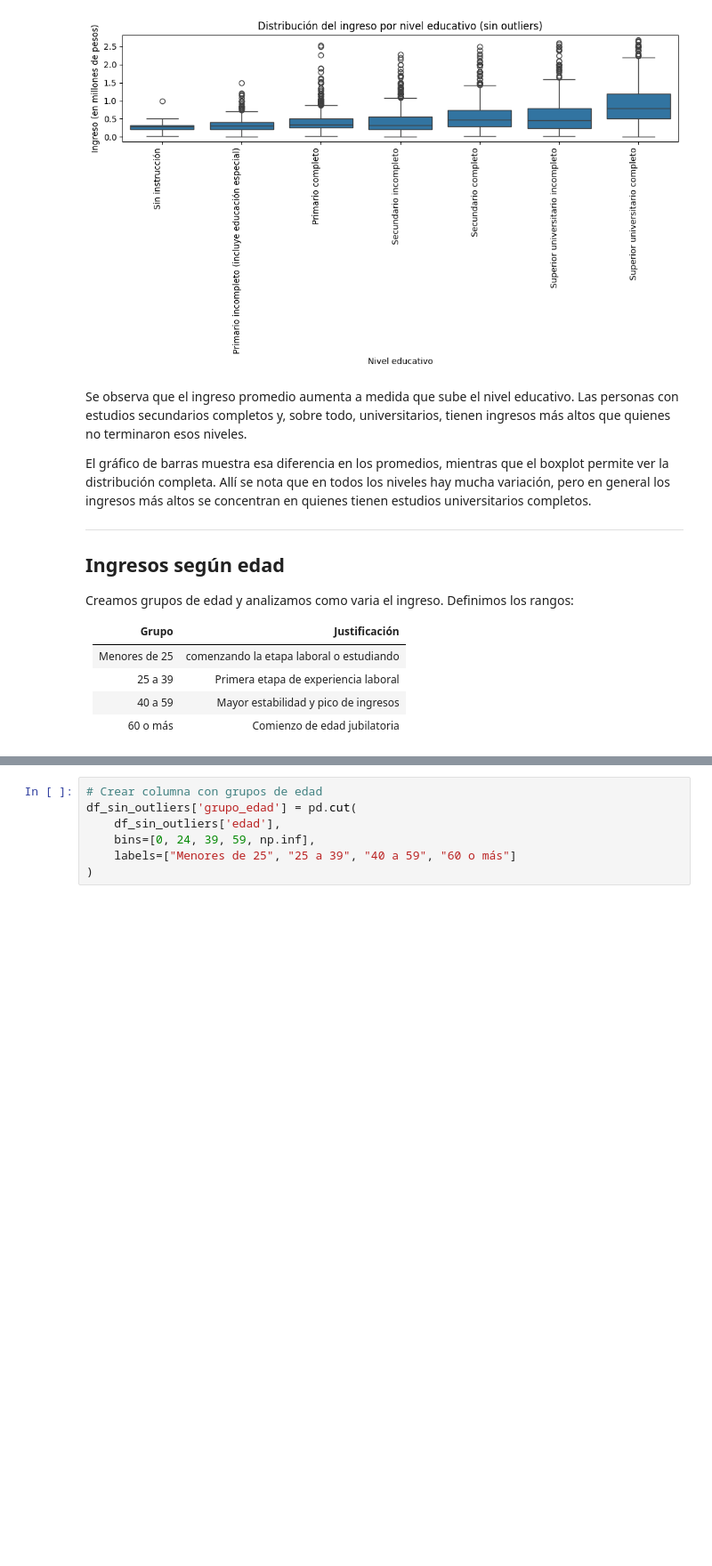
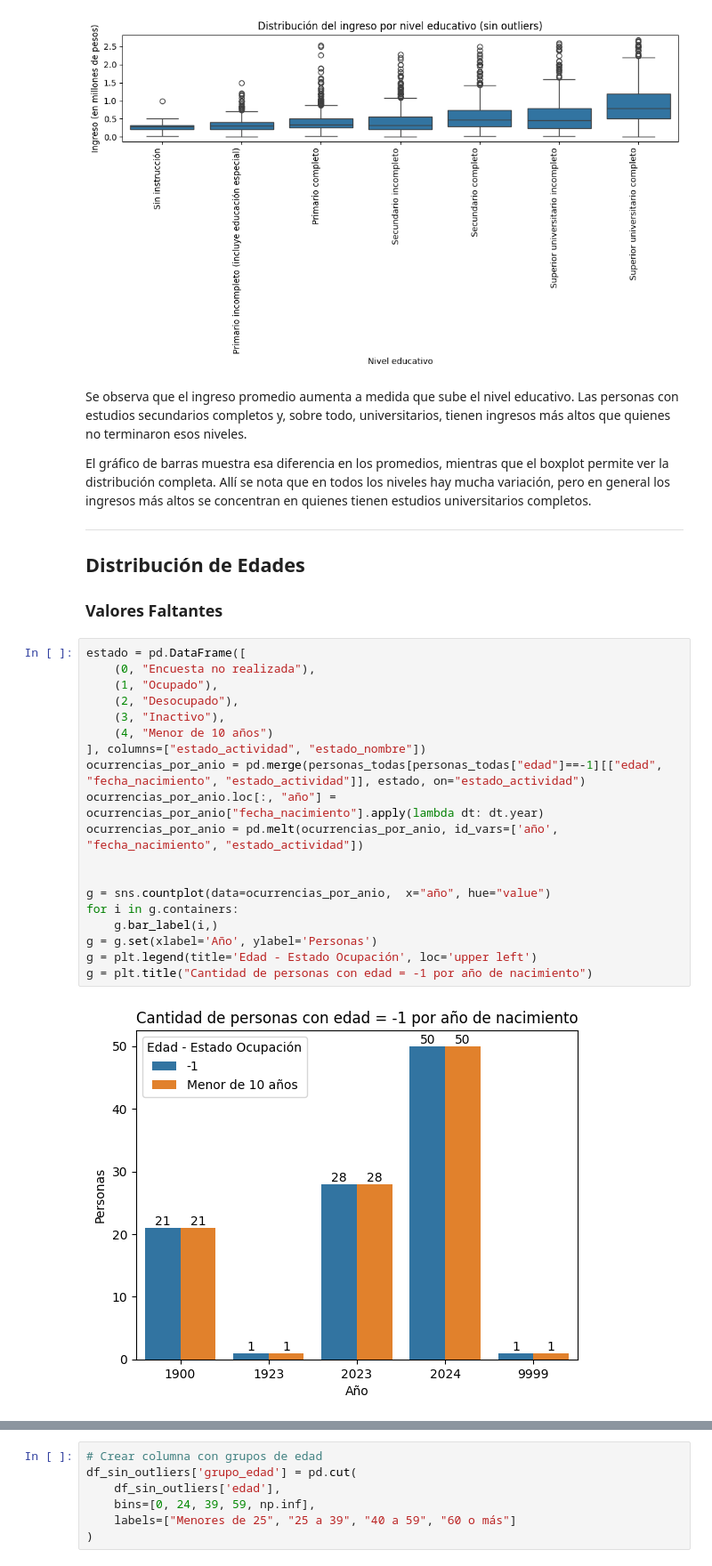
Before and after one commit to LMatiPerez/AnalisisDeDatosI_G5, a Jupyter notebook: procesamiento_bases.ipynb, the cells around one changed output, grey strips where cells are left out. Shown at 89% size. Cells and saved outputs as stored; diff of their text form; blank space fills up the shorter version.

Commit message:
Distribución por edad

```diff
--- a/procesamiento_bases.ipynb
+++ b/procesamiento_bases.ipynb
@@ -443,13 +443,26 @@ El gráfico de barras muestra esa diferencia en los promedios, mientras que el b
 
 ---
 
-## Ingresos según edad
-
-Creamos grupos de edad y analizamos como varia el ingreso. Definimos los rangos:
-
-|Grupo |Justificación |
-|------|--------------|
-|Menores de 25 | comenzando la etapa laboral o estudiando |
-|25 a 39 |Primera etapa de experiencia laboral |
-|40 a 59 |Mayor estabilidad y pico de ingresos |
-|60 o más |Comienzo de edad jubilatoria |
+## Distribución de Edades
+### Valores Faltantes
+# %%
+estado = pd.DataFrame([
+    (0, "Encuesta no realizada"),
+    (1, "Ocupado"),
+    (2, "Desocupado"),
+    (3, "Inactivo"),
+    (4, "Menor de 10 años")
+], columns=["estado_actividad", "estado_nombre"])
+ocurrencias_por_anio = pd.merge(personas_todas[personas_todas["edad"]==-1][["edad", "fecha_nacimiento", "estado_actividad"]], estado, on="estado_actividad")
+ocurrencias_por_anio.loc[:, "año"] = ocurrencias_por_anio["fecha_nacimiento"].apply(lambda dt: dt.year)
+ocurrencias_por_anio = pd.melt(ocurrencias_por_anio, id_vars=['año', "fecha_nacimiento", "estado_actividad"])
+
+
+g = sns.countplot(data=ocurrencias_por_anio,  x="año", hue="value")
+for i in g.containers:
+    g.bar_label(i,)
+g = g.set(xlabel='Año', ylabel='Personas')
+g = plt.legend(title='Edad - Estado Ocupación', loc='upper left')
+g = plt.title("Cantidad de personas con edad = -1 por año de nacimiento")
+# %% [output]
+[figure, added]
```
Also changed, not shown: parts of 5 cells of this notebook.
